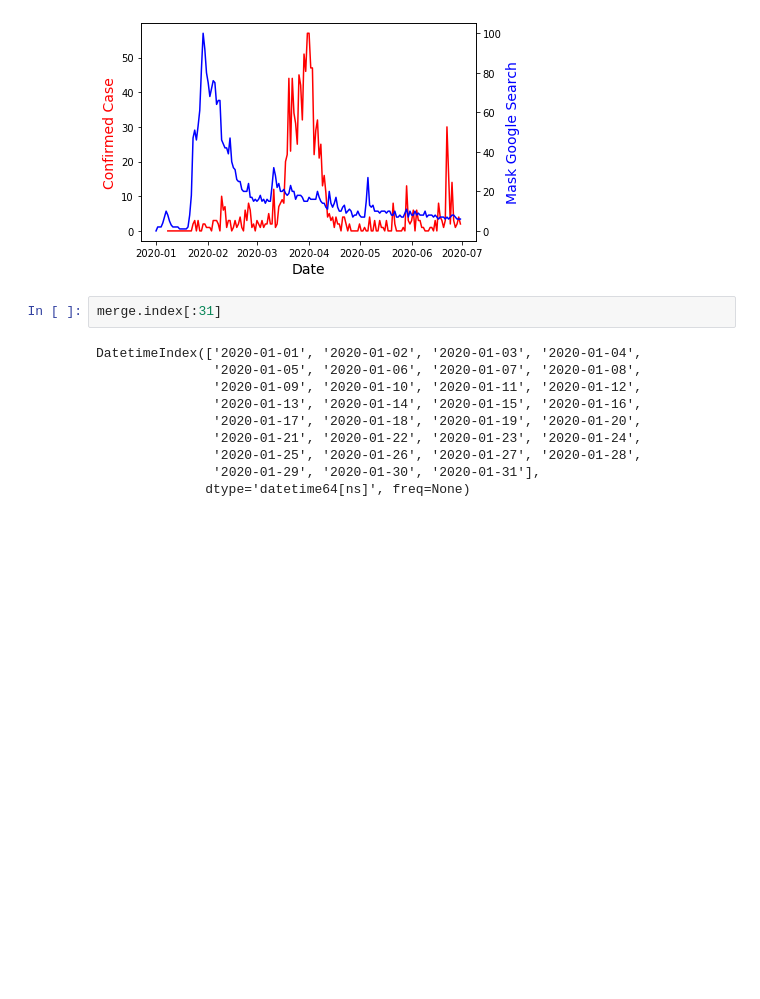
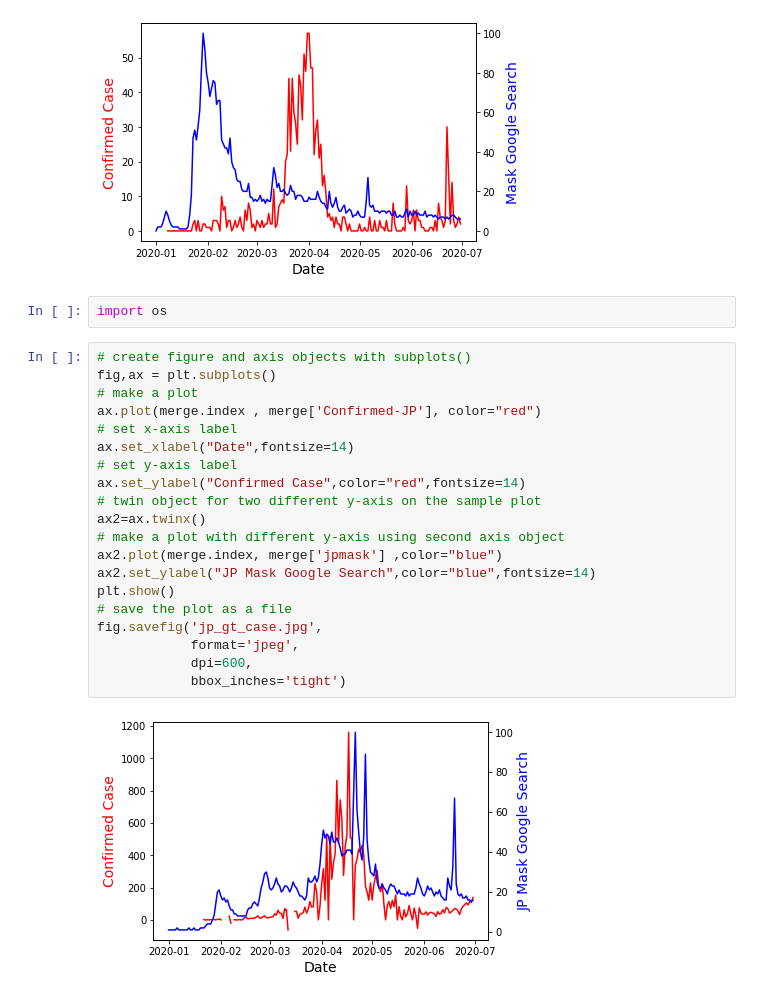
Before and after one commit to jackychansky/COVID19-ResponseFromHK-DataAnalysis, a Jupyter notebook: ki/g6p1/for ppt/plotgraph.ipynb, the cells around one changed output. Saved outputs shown, nothing was run; the diff lists cells and outputs as text; blank space fills up the shorter version.

```diff
--- a/ki/g6p1/for ppt/plotgraph.ipynb
+++ b/ki/g6p1/for ppt/plotgraph.ipynb
@@ -97,15 +106,27 @@ fig.savefig('hk_gt_case.jpg',
             bbox_inches='tight')
 # %% [output]
 [figure]
-# %%
-merge.index[:31]
-# %% [output]
-DatetimeIndex(['2020-01-01', '2020-01-02', '2020-01-03', '2020-01-04',
-               '2020-01-05', '2020-01-06', '2020-01-07', '2020-01-08',
-               '2020-01-09', '2020-01-10', '2020-01-11', '2020-01-12',
-               '2020-01-13', '2020-01-14', '2020-01-15', '2020-01-16',
-               '2020-01-17', '2020-01-18', '2020-01-19', '2020-01-20',
-               '2020-01-21', '2020-01-22', '2020-01-23', '2020-01-24',
-               '2020-01-25', '2020-01-26', '2020-01-27', '2020-01-28',
-               '2020-01-29', '2020-01-30', '2020-01-31'],
-              dtype='datetime64[ns]', freq=None)
+# %%
+import os
+# %%
+# create figure and axis objects with subplots()
+fig,ax = plt.subplots()
+# make a plot
+ax.plot(merge.index , merge['Confirmed-JP'], color="red")
+# set x-axis label
+ax.set_xlabel("Date",fontsize=14)
+# set y-axis label
+ax.set_ylabel("Confirmed Case",color="red",fontsize=14)
+# twin object for two different y-axis on the sample plot
+ax2=ax.twinx()
+# make a plot with different y-axis using second axis object
+ax2.plot(merge.index, merge['jpmask'] ,color="blue")
+ax2.set_ylabel("JP Mask Google Search",color="blue",fontsize=14)
+plt.show()
+# save the plot as a file
+fig.savefig('jp_gt_case.jpg',
+            format='jpeg',
+            dpi=600,
+            bbox_inches='tight')
+# %% [output]
+[figure, added]
```
Also changed, not shown: parts of 30 cells of this notebook, 25 other files.
